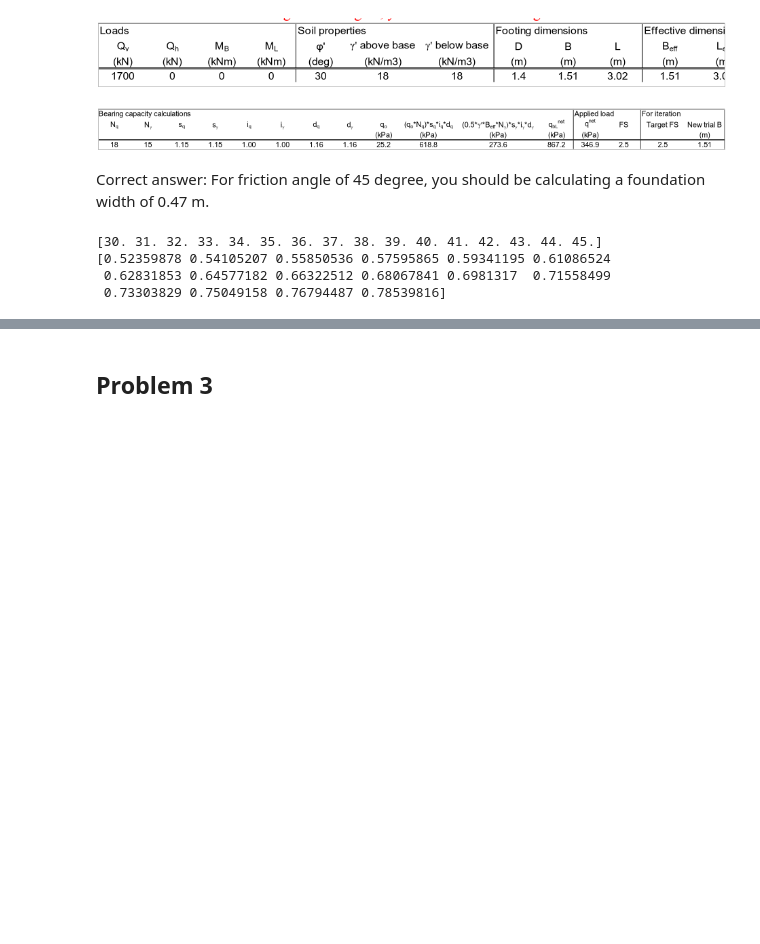
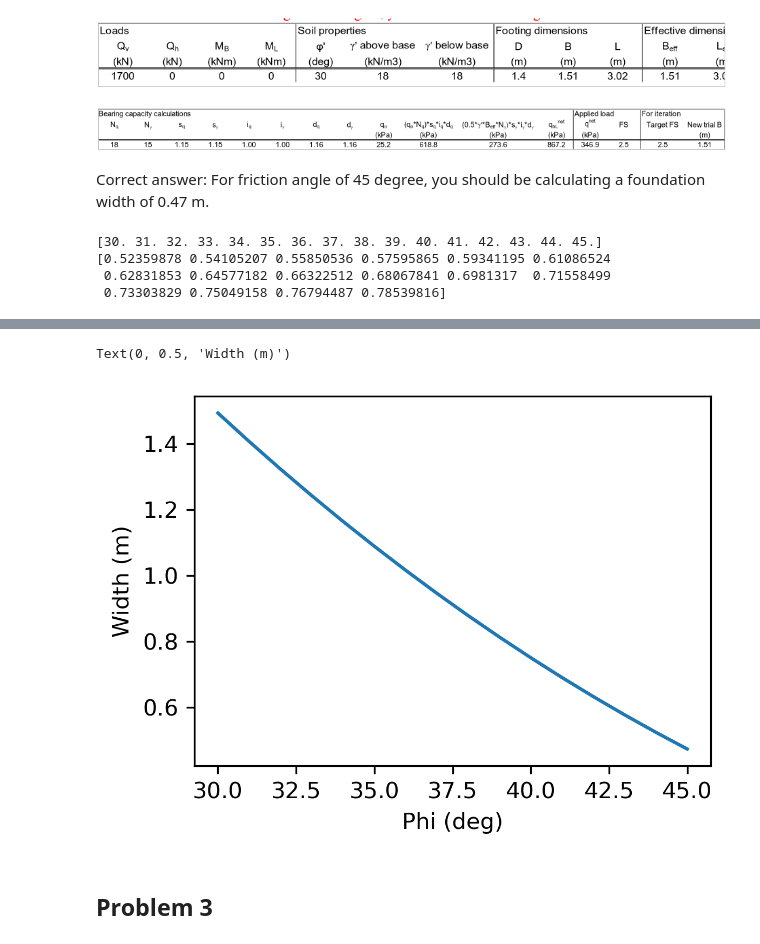
Before and after one commit to bKeungAuyeung/CE444-HW5, a Jupyter notebook: bAuyeung_HW5_CE444.ipynb, the cells around one changed output, grey strips where cells are left out. Cells and saved outputs as stored; diff of their text form; code cells hidden in the pictures; blank space fills up the shorter version.

```diff
--- a/bAuyeung_HW5_CE444.ipynb
+++ b/bAuyeung_HW5_CE444.ipynb
@@ -29,7 +29,8 @@ print(phiR)
 # %%
 # known values based on variables
 
-gamma_soil = 17 # kN/m^3
+saftey = 2.5
+gamma_soil = 18 # kN/m^3
 z_embed = 1.4 # m
 q0 = gamma_soil * z_embed # kPa
 
@@ -43,5 +44,5 @@ N_q = ((1 + np.sin(np.radians(phis)) )/ (1 - np.sin(np.radians(phis))) ) * np.ex
 
 N_gamma = 1.5* (N_q - 1) * np.tan(np.radians(phis))
 
-ic(gamma_soil, i_q, i_gamma, s_q, s_gamma, N_q, N_gamma)
+ic(saftey, gamma_soil, z_embed, q0, i_q, i_gamma, s_q, s_gamma, N_q, N_gamma)
 # %% [output]
@@ -91,13 +88,11 @@ B = sy.Symbol('B')
 widths = np.zeros(len(phis)) # initializing array
 
 for i in range(len(widths)):
-    surcharge_term = q0 * float(N_q[i]) * float(s_q[i]) * i_q * (1 + (0.1*(z_embed/B)*sy.sqrt((1 + sy.sin(phiR[i]))/(1 - sy.sin(phiR[i])))))
-    gamma_term = 0.5*18*B*float(N_gamma[i])*float(s_gamma[i])*i_gamma * (1 + (0.1*(z_embed/B)*sy.sqrt((1 + sy.sin(phiR[i]))/(1 - sy.sin(phiR[i])))))
-    q_bL_cap = 2125/(B**2)
-    widths[i] = sy.solve(surcharge_term + gamma_term - q_bL_cap)[0]
-
-# surcharge_backcalc = q0 * N_q * s_q * i_q * (1 + (0.1*(z_embed/1.51)*np.sqrt((1 + np.sin(phiR)/(1 - np.sin(phiR))))))
+    depth_factor = (1 + (0.1*(z_embed/B)*sy.sqrt((1 + sy.sin(phiR[i]))/(1 - sy.sin(phiR[i])))))
+    surcharge_term = q0 * float(N_q[i]) * float(s_q[i]) * i_q * depth_factor
+    gamma_term = 0.5*gamma_soil*B*float(N_gamma[i])*float(s_gamma[i])*i_gamma * depth_factor
+    q_bL_net_cap = ((1.7*10**3)/(2*B**2) - q0)*saftey
+    widths[i] = sy.solve(surcharge_term + gamma_term - q_bL_net_cap)[0]
 
 ic(widths)
-# ic(surcharge_backcalc)
 # %% [output]
@@ -116,3 +142,12 @@ array([ 569.67538943,  643.29288892,  728.10083334,  826.1058614 ,
+# %%
+fig, ax = plt.subplots(figsize=(4,3), tight_layout = True, dpi = 300)
+
+ax.plot(phis, widths)
+ax.set_xlabel('Phi (deg)')
+ax.set_ylabel('Width (m)')
+# %% [output]
+Text(0, 0.5, 'Width (m)')
+[figure, added]
 # %% [markdown]
 ## Problem 3
 # %% [markdown]
```
Also changed, not shown: parts of 3 cells of this notebook.
